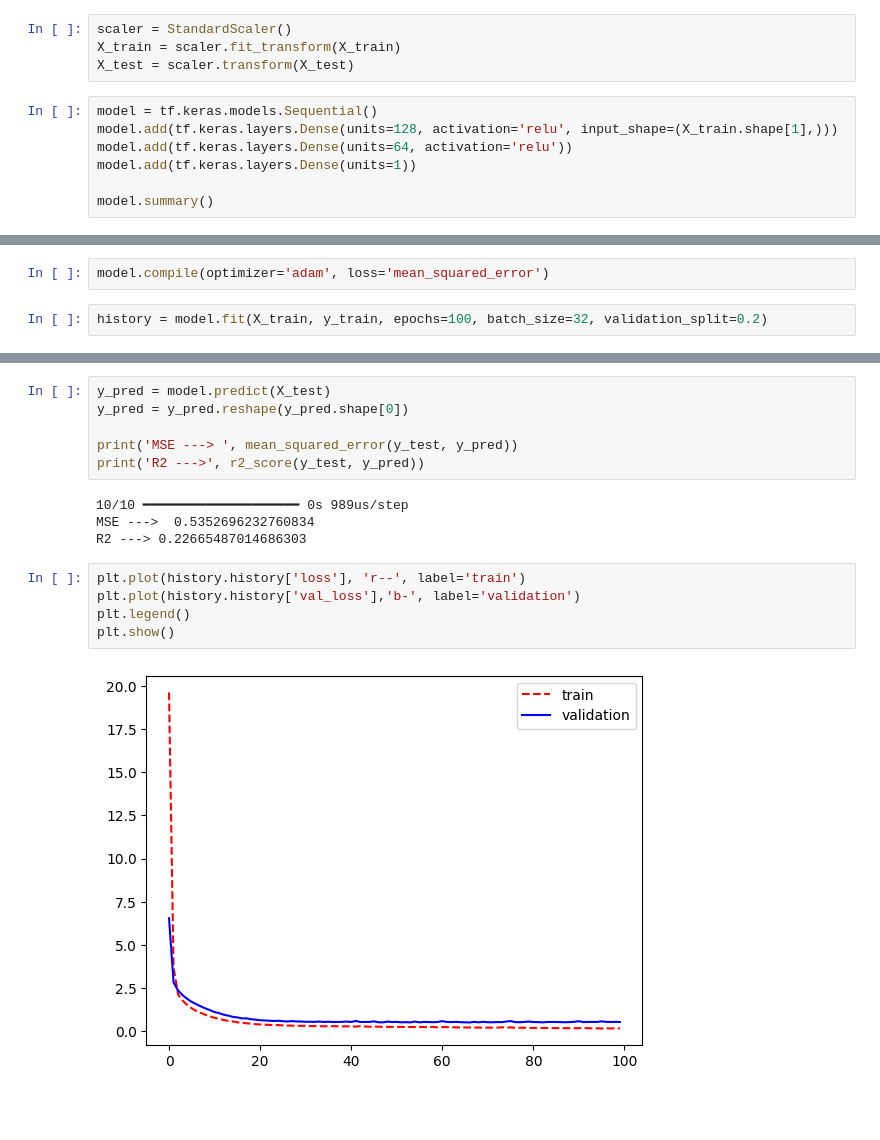
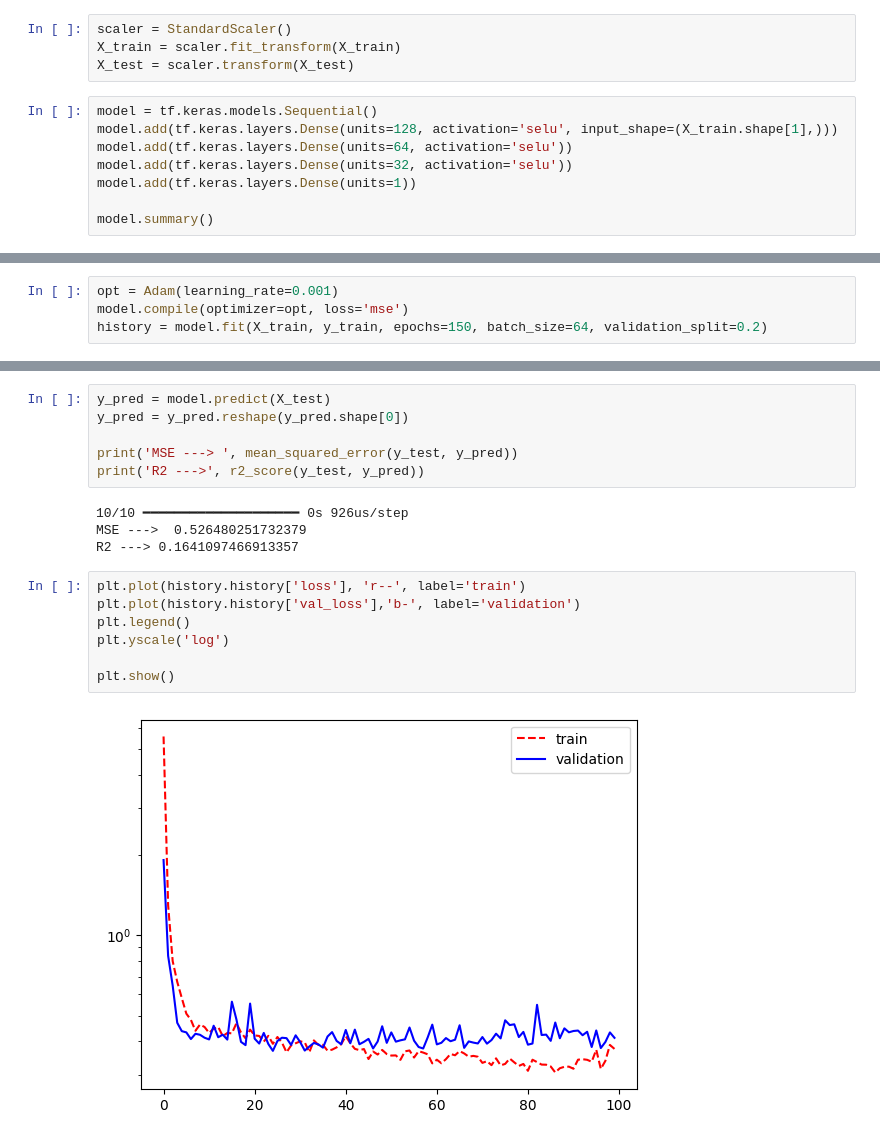
Before and after one commit to Lucas-Abrantes/NEURAL-NETWORK, a Jupyter notebook: module_1/multilayer_perceptron/mp.ipynb, the cells around one changed output, grey strips where cells are left out. Drawn from its saved outputs; the diff is of its cells as text; blank space fills up the shorter version.

Commit message:
feat: adicionando modelos

```diff
--- a/module_1/multilayer_perceptron/mp.ipynb
+++ b/module_1/multilayer_perceptron/mp.ipynb
@@ -104,8 +105,9 @@ X_train = scaler.fit_transform(X_train)
 X_test = scaler.transform(X_test)
 # %%
 model = tf.keras.models.Sequential()
-model.add(tf.keras.layers.Dense(units=128, activation='relu', input_shape=(X_train.shape[1],)))
-model.add(tf.keras.layers.Dense(units=64, activation='relu'))
+model.add(tf.keras.layers.Dense(units=128, activation='selu', input_shape=(X_train.shape[1],)))
+model.add(tf.keras.layers.Dense(units=64, activation='selu'))
+model.add(tf.keras.layers.Dense(units=32, activation='selu'))
 model.add(tf.keras.layers.Dense(units=1))
 
 model.summary()
@@ -125,6 +129,6 @@ Model: "sequential"
  Non-trainable params: 0 (0.00 B)
-# %%
-model.compile(optimizer='adam', loss='mean_squared_error')
 # %%
-history = model.fit(X_train, y_train, epochs=100, batch_size=32, validation_split=0.2)
+opt = Adam(learning_rate=0.001)
+model.compile(optimizer=opt, loss='mse')
+history = model.fit(X_train, y_train, epochs=150, batch_size=64, validation_split=0.2)
 # %% [output]
@@ -152,16 +156,18 @@ y_pred = y_pred.reshape(y_pred.shape[0])
 print('MSE ---> ', mean_squared_error(y_test, y_pred))
 print('R2 --->', r2_score(y_test, y_pred))
 # %% [output]
-10/10 ━━━━━━━━━━━━━━━━━━━━ 0s 989us/step
-MSE --->  0.5352696232760834
-R2 ---> 0.22665487014686303
+10/10 ━━━━━━━━━━━━━━━━━━━━ 0s 926us/step
+MSE --->  0.526480251732379
+R2 ---> 0.1641097466913357
 # %%
 plt.plot(history.history['loss'], 'r--', label='train')
 plt.plot(history.history['val_loss'],'b-', label='validation')
 plt.legend()
+plt.yscale('log')
+
 plt.show()
 # %% [output]
-[figure, old version]
+[figure, new version]
 # %%
 new_data = np.array([[7.5,0.7, 0.00, 1.9, 0.076, 11.0, 34.0, 0.9978, 3.51, 0.56, 10.5]])
 new_data = scaler.transform(new_data)
```
Also changed, not shown: parts of 5 cells of this notebook, 6 other files.
